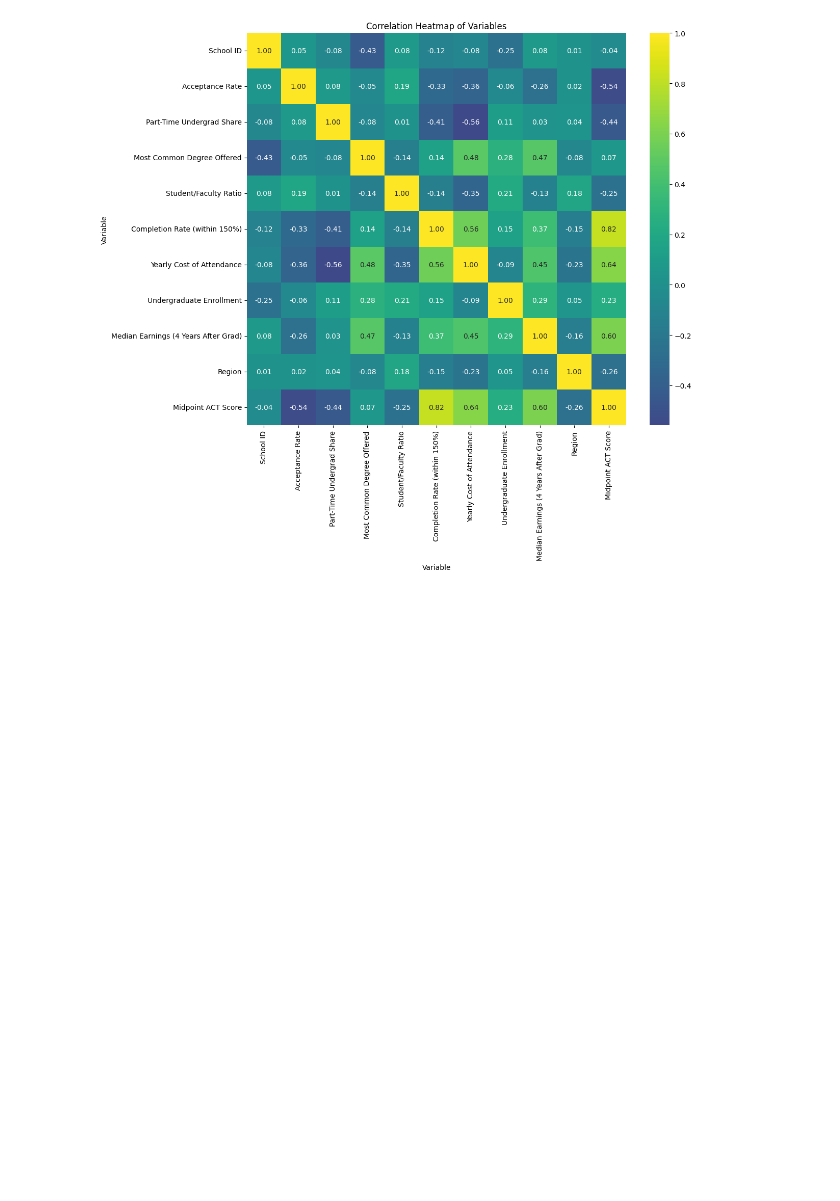
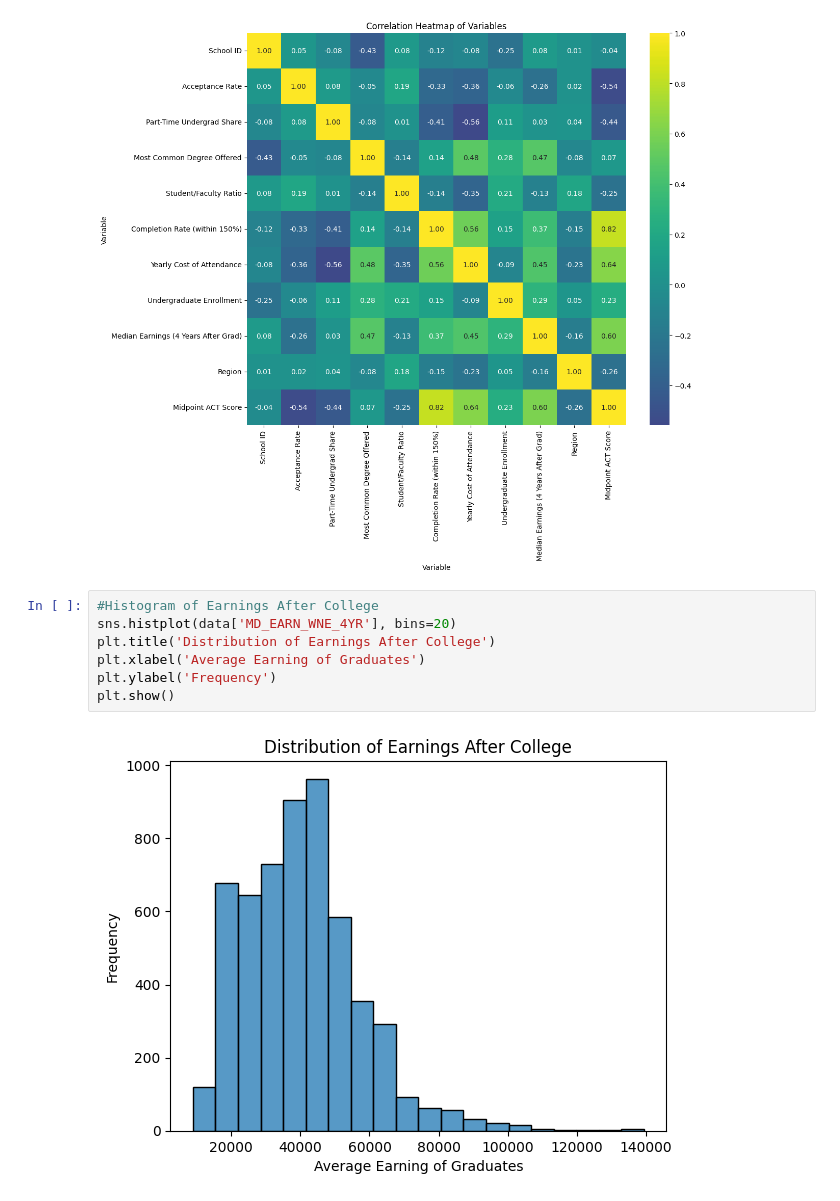
Before and after one commit to evaterry4/DS3001_project, a Jupyter notebook: basic_visualizations.ipynb, the cells around one changed output. Drawn from its saved outputs; the diff is of its cells as text; blank space fills up the shorter version.

```diff
--- a/basic_visualizations.ipynb
+++ b/basic_visualizations.ipynb
@@ -275,3 +311,12 @@ plt.ylabel("Variable")
 plt.show()
 # %% [output]
 [figure]
+# %%
+#Histogram of Earnings After College
+sns.histplot(data['MD_EARN_WNE_4YR'], bins=20)
+plt.title('Distribution of Earnings After College')
+plt.xlabel('Average Earning of Graduates')
+plt.ylabel('Frequency')
+plt.show()
+# %% [output]
+[figure, added]
```
Also changed, not shown: parts of 8 cells of this notebook.
